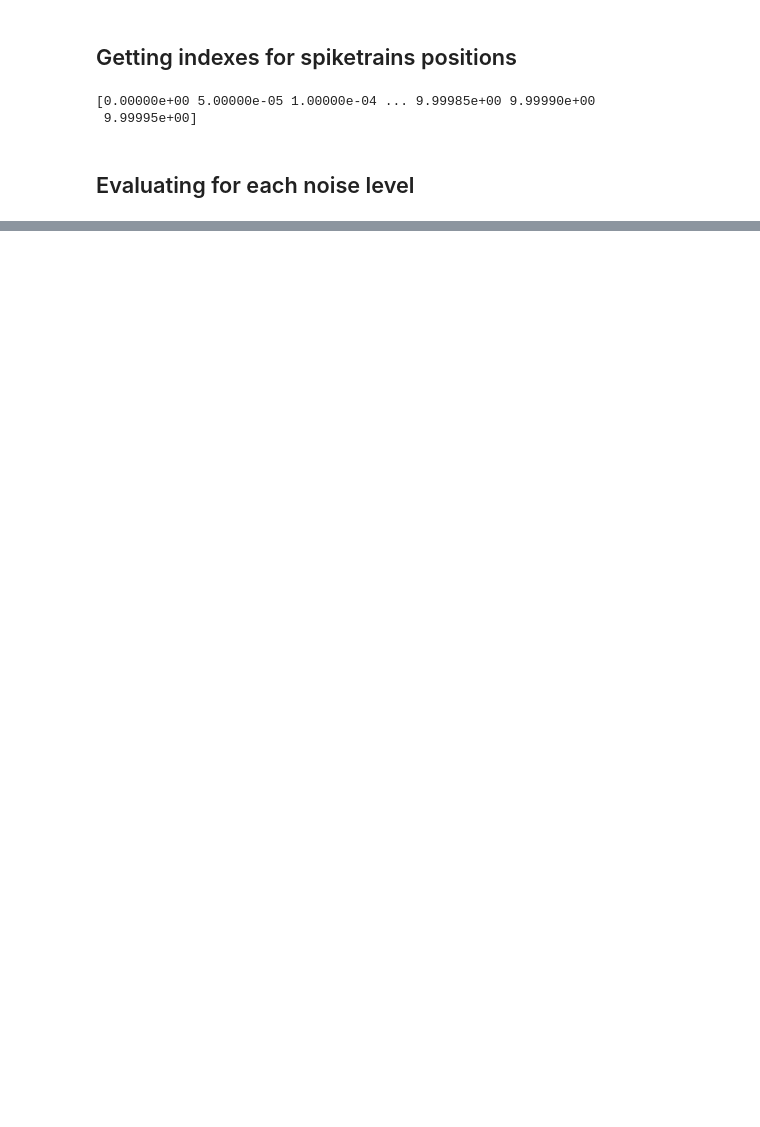
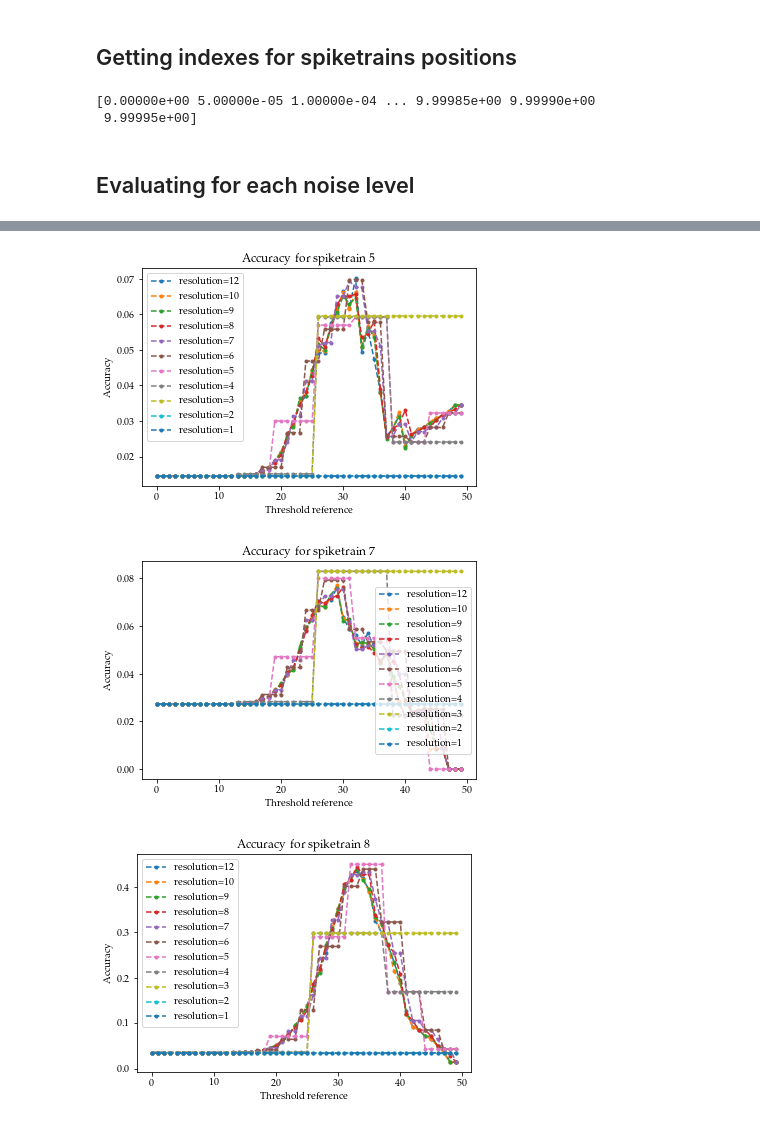
Before and after one commit to LuighiV/eapprocessor, a Jupyter notebook: notebooks/3_Evaluation_Threshold_20kHz_multiple_sampling_window.ipynb, the cells around one changed output, grey strips where cells are left out. Drawn from its saved outputs; the diff is of its cells as text; code cells hidden in the pictures; blank space fills up the shorter version.

```diff
--- a/notebooks/3_Evaluation_Threshold_20kHz_multiple_sampling_window.ipynb
+++ b/notebooks/3_Evaluation_Threshold_20kHz_multiple_sampling_window.ipynb
@@ -416,3 +305,12 @@ results_25uv=results_acuracy_converted(evaluator_files_25uv_list,
+# %%
+results_25uv=results_acuracy_converted(evaluator_files_25uv_list,
+                 indexes_list,
+                 [5,7,8],
+                 [f"resolution={resolution}" for resolution in resolutions])
+# %% [output]
+[figure, added]
+[figure, added]
+[figure, added]
 # %%
 results_5uv_t = np.transpose(results_5uv, (2, 0, 1))
 results_5uv_t.shape
```
Also changed, not shown: parts of 36 cells of this notebook, 6 other files.
